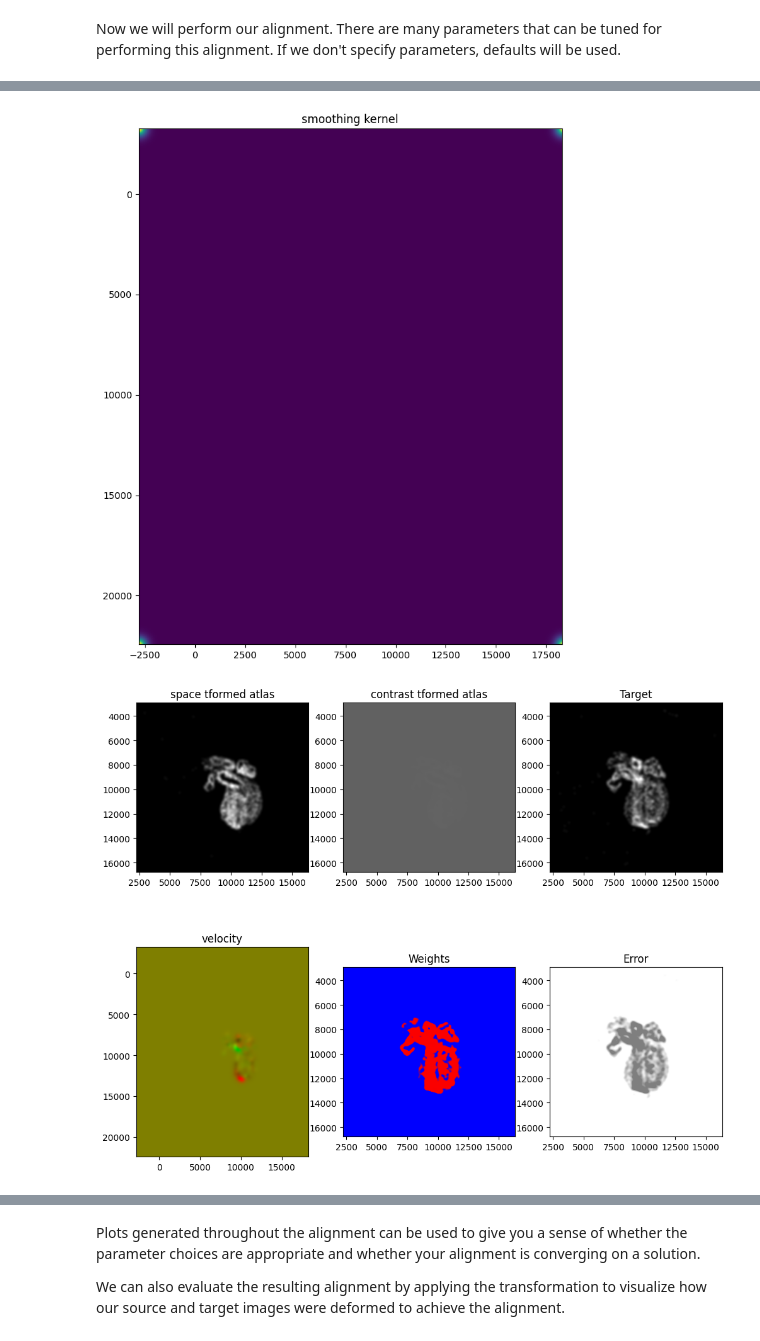
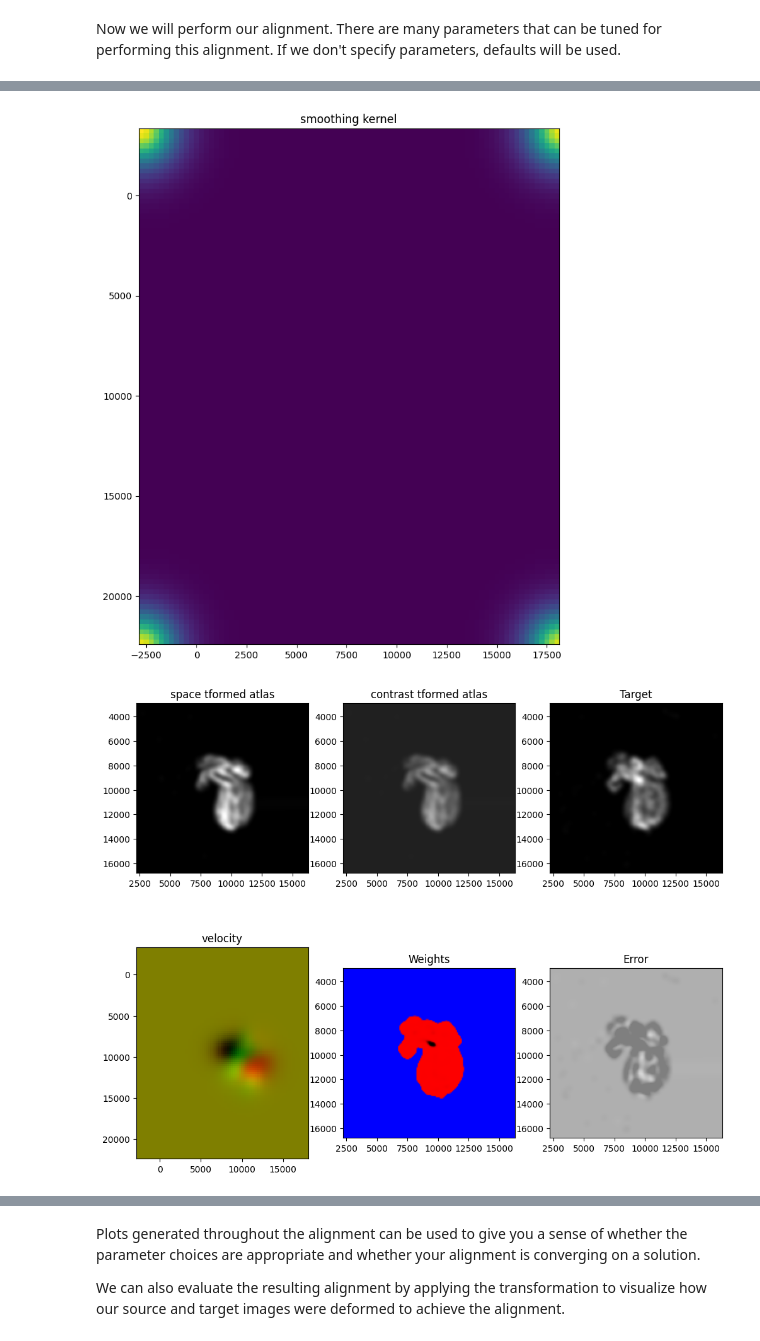
Before and after one commit to JEFworks-Lab/STalign, a Jupyter notebook: docs/notebooks/heart-alignment-varying-thickness.ipynb, the cells around one changed output, grey strips where cells are left out. Saved outputs shown, nothing was run; the diff lists cells and outputs as text; code cells hidden in the pictures.

```diff
--- a/docs/notebooks/heart-alignment-varying-thickness.ipynb
+++ b/docs/notebooks/heart-alignment-varying-thickness.ipynb
@@ -70,7 +70,7 @@ We will first use `STalign` to rasterize the single cell centroid positions into
 Note that points are plotting with the origin at bottom left while images are typically plotted with origin at top left so we've used `invert_yaxis()` to invert the yaxis for visualization consistency.
 # %%
 # rasterize at 100um resolution so image looks smooth
-XI,YI,I,fig = STalign.rasterize(xI,yI,dx=50)
+XI,YI,I,fig = STalign.rasterize(xI,yI,dx=100)
 
 # plot
 ax = fig.axes[0]
@@ -114,7 +114,7 @@ ax.scatter(xJ,yJ,s=1,alpha=0.2,c='#ff7f0e')
 [figure]
 # %%
 # rasterize and plot
-XJ,YJ,J,fig = STalign.rasterize(xJ,yJ,dx=50)
+XJ,YJ,J,fig = STalign.rasterize(xJ,yJ,dx=100)
 ax = fig.axes[0]
 ax.invert_yaxis()
 # %% [output]
@@ -163,7 +163,7 @@ params = {
           'niter':1000,
           'device':device,
           'diffeo_start':100,
-          'a':100,
+          'a':500,
           'epV':1000,
           'sigmaB':0.1,
           'muB': torch.tensor([0,0,0]), # black is background in target
@@ -178,2 +178,2 @@ Wall time: 3min 57s
-[figure, old version]
+[figure, new version]
-[figure, old version]
+[figure, new version]
```
Also changed, not shown: parts of 7 cells of this notebook.
